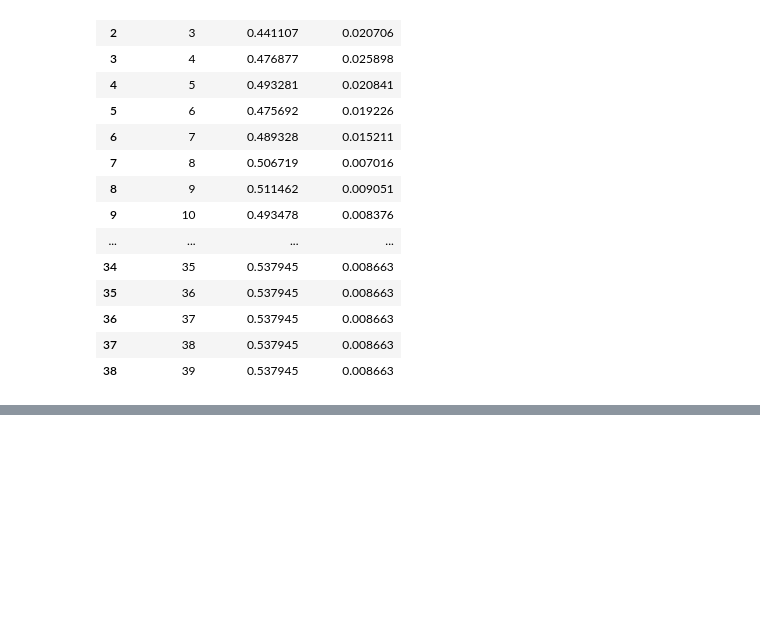
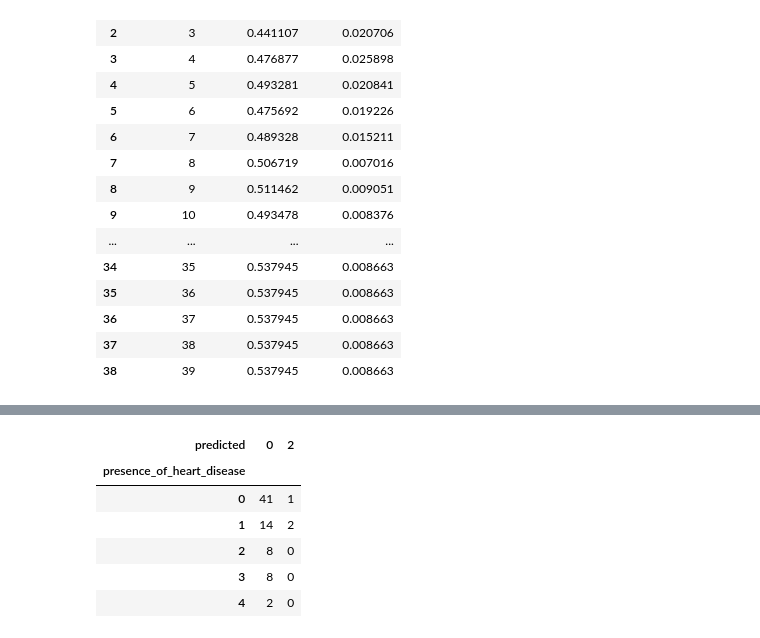
Before and after one commit to PolMrt/dsci100-group31, a Jupyter notebook: code file.ipynb, the cells around one changed output, grey strips where cells are left out. Drawn from its saved outputs; the diff is of its cells as text; code cells hidden in the pictures; blank space fills up the shorter version.

Commit message:
Train, predict and analyse

```diff
--- a/code file.ipynb
+++ b/code file.ipynb
@@ -271,3 +239,12 @@ accuracy_vs_k = alt.Chart(accuracies_grid, title = "Estimated accuracy versus nu
 accuracy_vs_k
 # %% [output]
 [interactive output not drawn]
+# %%
+best_n_neigbour = heart_tune_grid.best_params_["kneighborsclassifier__n_neighbors"]
+# %%
+model = make_pipeline(
+    heart_preprocessor,
+    KNeighborsClassifier(n_neighbors=best_n_neigbour)
+)
+# %%
+model.fit(X_train, y_train)
@@ -273,0 +266,15 @@ accuracy_vs_k
+# %%
+heart_test = heart_test.assign(predicted = model.predict(heart_test))
+# %%
+pd.crosstab(
+    heart_test["presence_of_heart_disease"],
+    heart_test["predicted"]
+)
+# %% [output]
+| predicted | 0 | 2 |
+| presence_of_heart_disease |  |  |
+| 0 | 41 | 1 |
+| 1 | 14 | 2 |
+| 2 | 8 | 0 |
+| 3 | 8 | 0 |
+| 4 | 2 | 0 |
```
Also changed, not shown: parts of 15 cells of this notebook, 1 other file.
